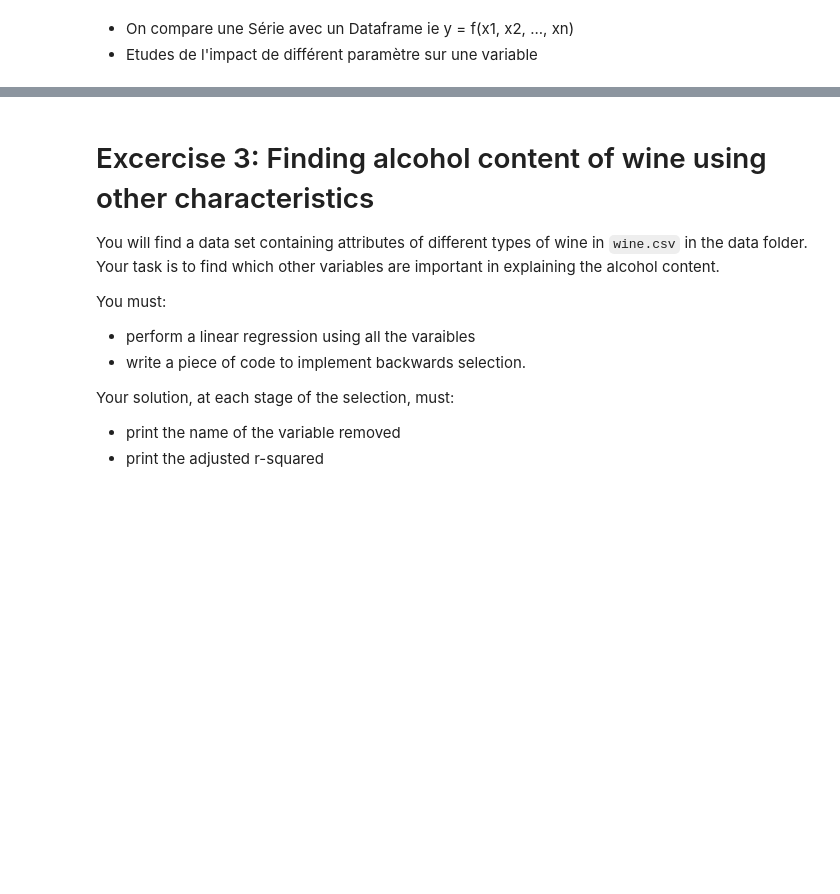
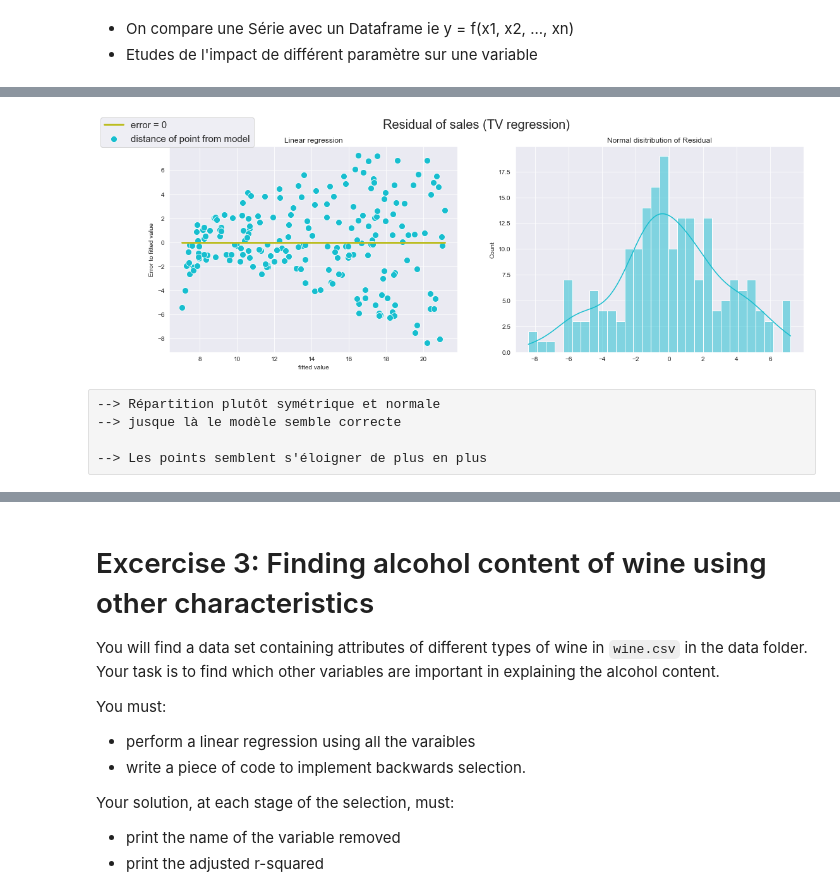
Before and after one commit to ManuLabricole/CDN-Statistique, a Jupyter notebook: 3 - Regression lineaire/Notebooks/notebook_1.ipynb, the cells around one changed output, grey strips where cells are left out. Drawn from its saved outputs; the diff is of its cells as text; code cells hidden in the pictures; blank space fills up the shorter version.

```diff
--- a/3 - Regression lineaire/Notebooks/notebook_1.ipynb
+++ b/3 - Regression lineaire/Notebooks/notebook_1.ipynb
@@ -884,0 +1034,58 @@ advertising.shape
+# %%
+fig, ax = plt.subplots(nrows=1, ncols=2, figsize=(18, 6))
+fig.suptitle("Residual of sales (TV regression)", fontsize=20)
+
+
+
+
+results.resid;
+results.fittedvalues;
+
+
+sns.scatterplot(
+    ax=ax[0],
+    x=results.fittedvalues,
+    y=results.resid,
+    data=df,
+    color=colors[0],
+    alpha=1,
+    s=100,
+    label="distance of point from model",
+)
+
+sns.lineplot(
+    ax=ax[0],
+    x=results.fittedvalues,
+    y=np.zeros(len(results.fittedvalues)),
+    color=colors[2],
+    lw=3,
+    label="error = 0"
+    )
+
+sns.histplot(
+    ax=ax[1],
+    x=results.resid,
+
+    color=colors[0],
+    alpha=0.5,
+    bins=30,
+    kde=True,
+)
+
+
+ax[0].set_ylabel("Error to fitted value")
+ax[0].set_xlabel("fitted value")
+ax[0].set_title("Linear regression")
+ax[0].legend(bbox_to_anchor=(0.3, 1.15), loc=1, borderaxespad=0.2, fontsize=15)
+
+ax[1].set_title("Normal disitribution of Residual")
+
+
+fig.show()
+# %% [output]
+[figure, added]
+# %% [raw]
+--> Répartition plutôt symétrique et normale
+--> jusque là le modèle semble correcte
+
+--> Les points semblent s'éloigner de plus en plus
```
Also changed, not shown: parts of 42 cells of this notebook.
